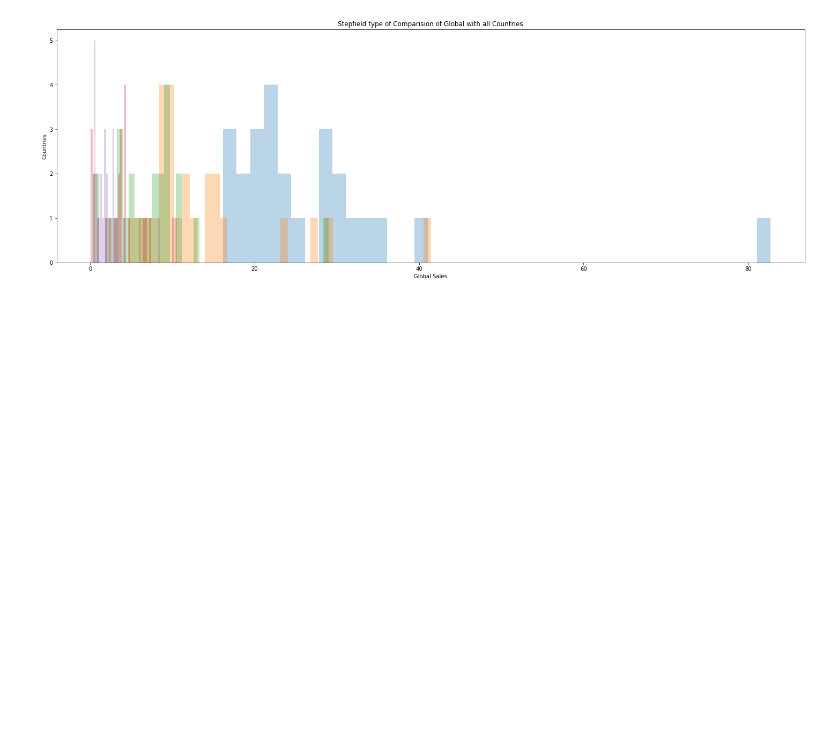
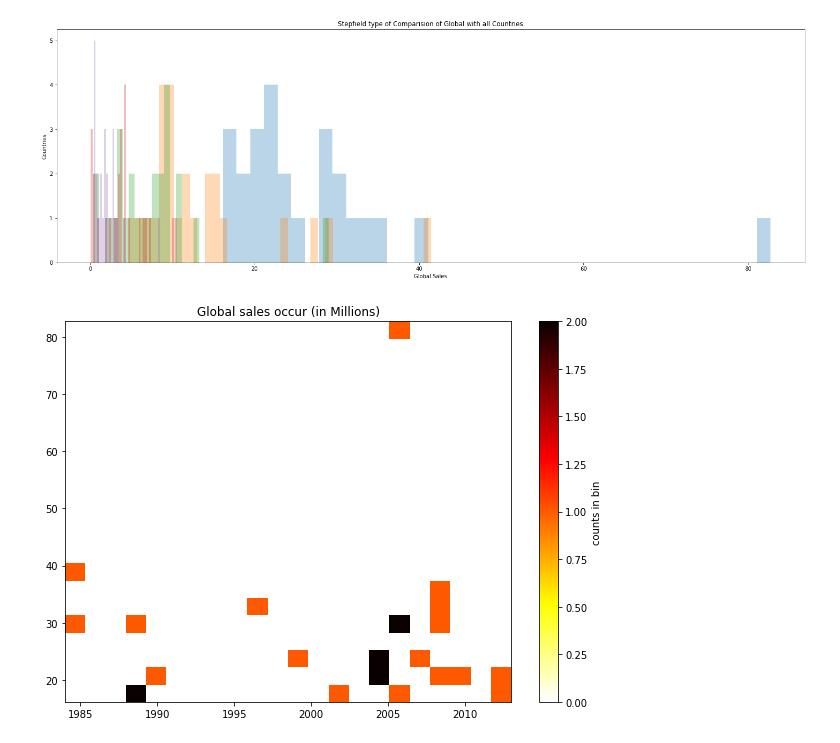
Before and after one commit to Milind-cod3-base/EDA_VideoGames, a Jupyter notebook: games_eda.ipynb, the cells around one changed output. Cells and saved outputs as stored; diff of their text form; code cells hidden in the pictures; blank space fills up the shorter version.

Commit message:
EDA: Global sales occur (in Millions)

```diff
--- a/games_eda.ipynb
+++ b/games_eda.ipynb
@@ -173,3 +173,13 @@ plt.title('Stepfield type of Comparision of Global with all Countries')
 # %% [output]
 Text(0.5, 1.0, 'Stepfield type of Comparision of Global with all Countries')
 [figure]
+# %%
+plt.figure(figsize=(10,7))
+x = vg_plot['Year']
+y = vg_plot['Global_Sales']
+plt.title('Global sales occur (in Millions)')
+plt.hist2d(x, y, bins=22, cmap='hot_r')
+cb = plt.colorbar()
+cb.set_label('counts in bin')
+# %% [output]
+[figure, added]
```
